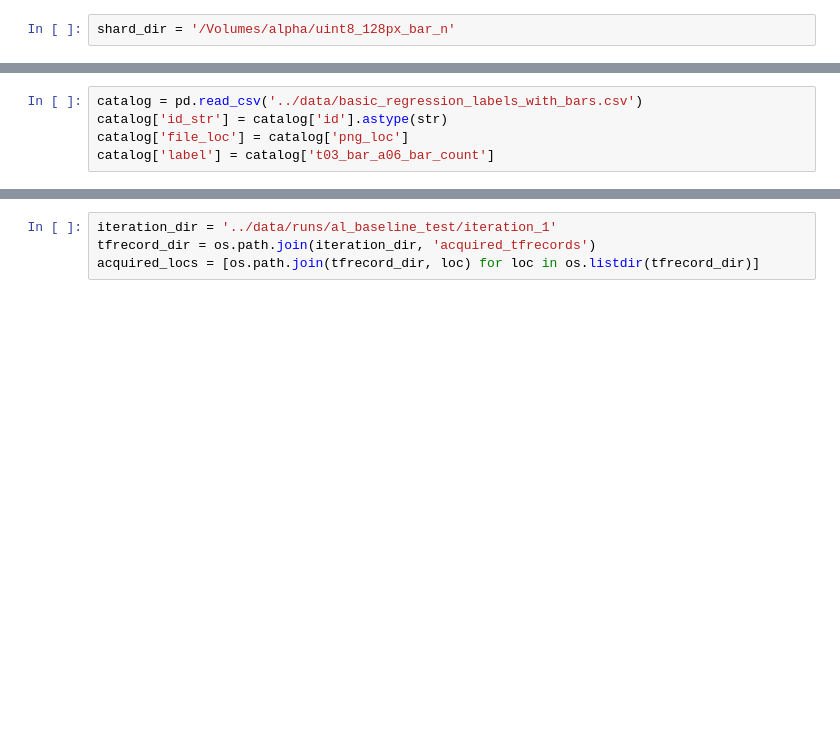
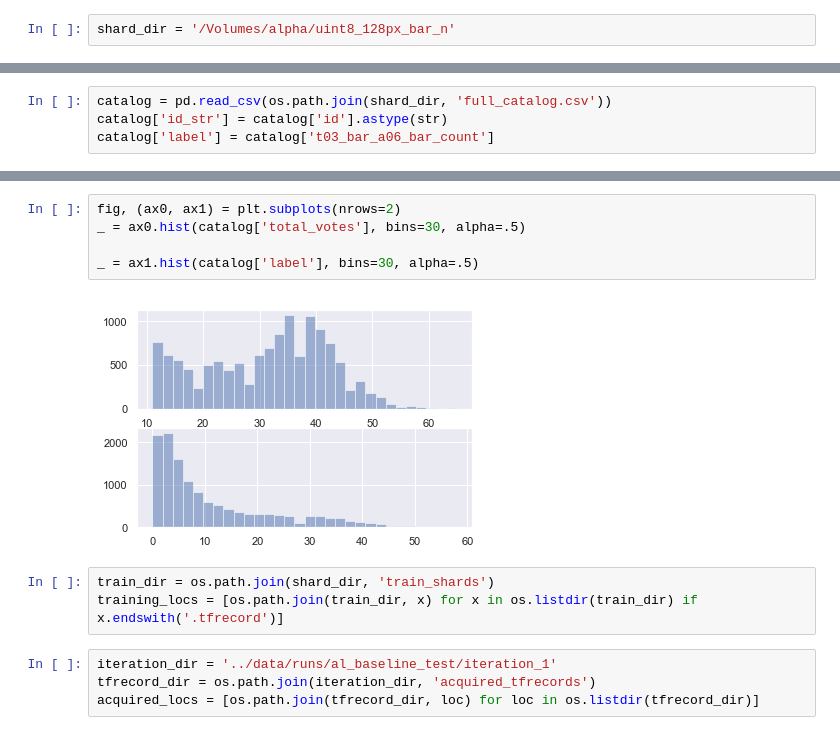
Before and after one commit to colinleach/zoobot, a Jupyter notebook: notebooks/verify_tfrecord_labels.ipynb, the cells around one changed output, grey strips where cells are left out. Drawn from its saved outputs; the diff is of its cells as text; blank space fills up the shorter version.

```diff
--- a/notebooks/verify_tfrecord_labels.ipynb
+++ b/notebooks/verify_tfrecord_labels.ipynb
@@ -43,6 +44,5 @@ oracle = pd.read_csv(
 )
 # %%
-catalog = pd.read_csv('../data/basic_regression_labels_with_bars.csv')
+catalog = pd.read_csv(os.path.join(shard_dir, 'full_catalog.csv'))
 catalog['id_str'] = catalog['id'].astype(str)
-catalog['file_loc'] = catalog['png_loc']
 catalog['label'] = catalog['t03_bar_a06_bar_count']
@@ -71,3 +68,13 @@ training_loc = os.path.join(shard_dir, 'train_shards/s128_shard_0.tfrecord')
+# %%
+fig, (ax0, ax1) = plt.subplots(nrows=2)
+_ = ax0.hist(catalog['total_votes'], bins=30, alpha=.5)
+
+_ = ax1.hist(catalog['label'], bins=30, alpha=.5)
+# %% [output]
+[figure, added]
+# %%
+train_dir = os.path.join(shard_dir, 'train_shards')
+training_locs = [os.path.join(train_dir, x) for x in os.listdir(train_dir) if x.endswith('.tfrecord')]
 # %%
 iteration_dir = '../data/runs/al_baseline_test/iteration_1'
 tfrecord_dir = os.path.join(iteration_dir, 'acquired_tfrecords')
```
Also changed, not shown: parts of 31 cells of this notebook, 2 other files.
